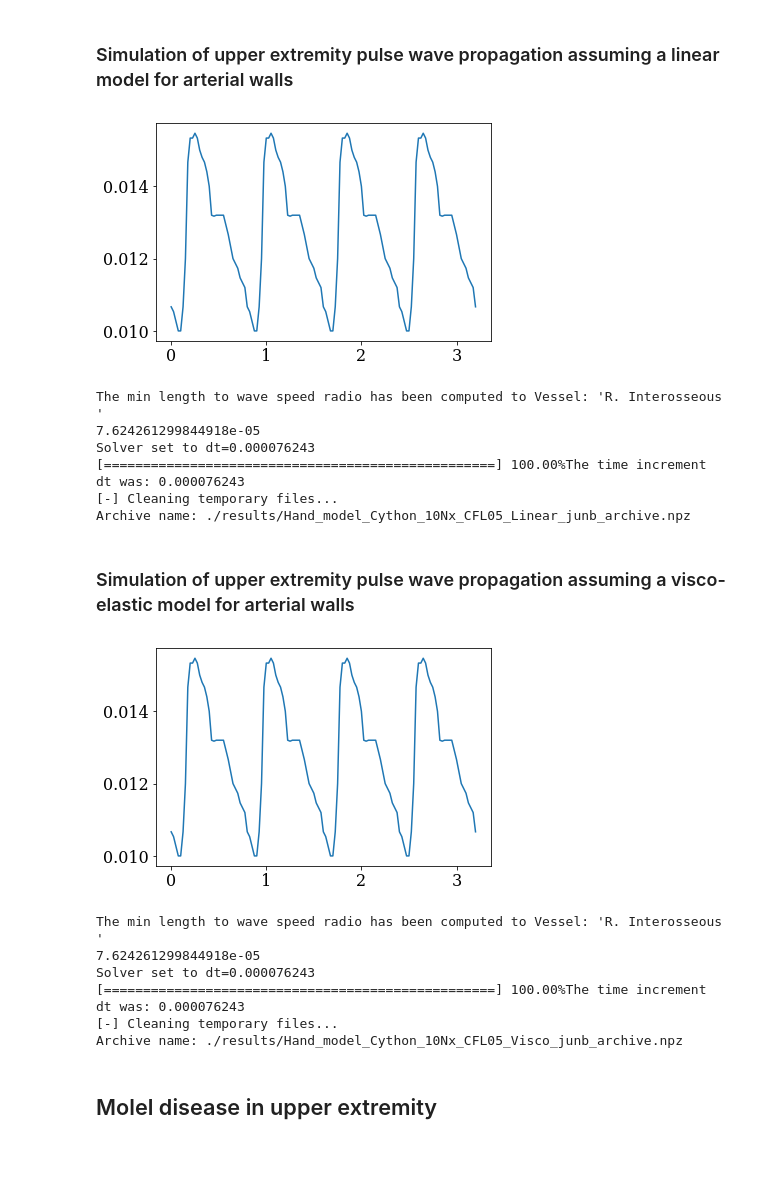
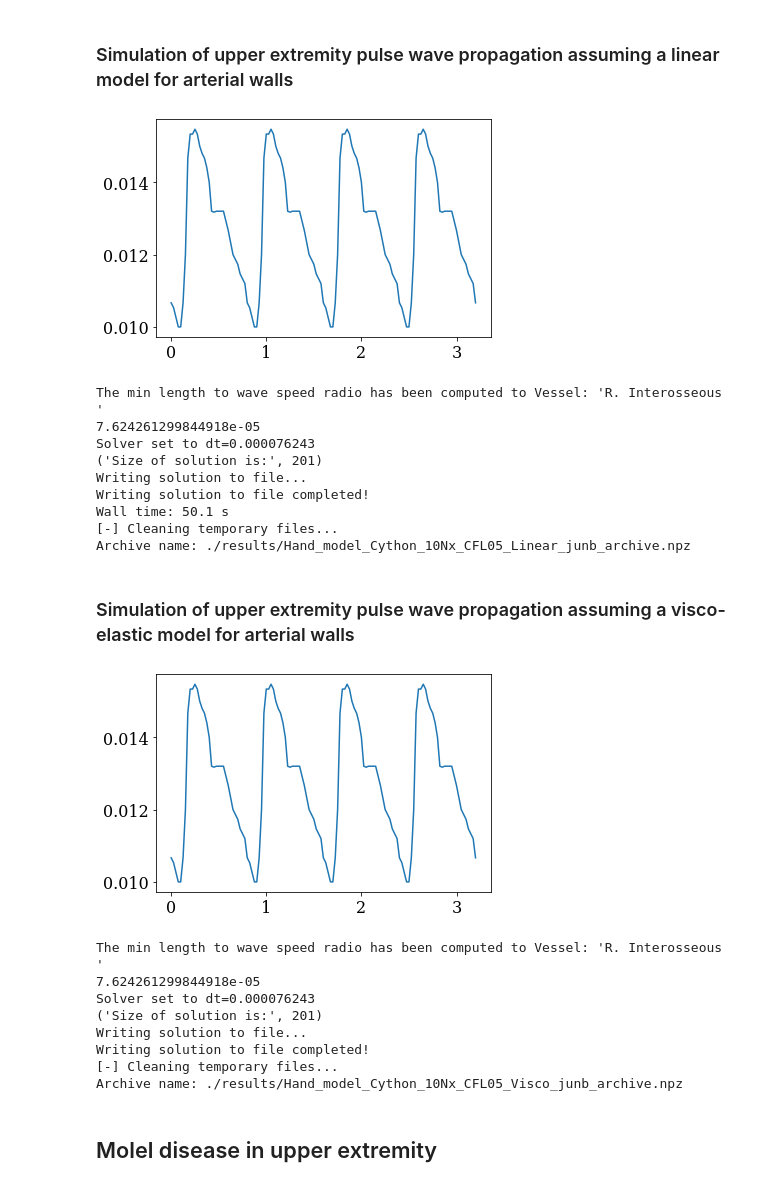
Before and after one commit to giorgosR/pylsewave, a Jupyter notebook: JupyterNbs/In_Silico_Upper_Arm_Network.ipynb, the cells around one changed output. Cells and saved outputs as stored; diff of their text form; code cells hidden in the pictures; blank space fills up the shorter version.

```diff
--- a/JupyterNbs/In_Silico_Upper_Arm_Network.ipynb
+++ b/JupyterNbs/In_Silico_Upper_Arm_Network.ipynb
@@ -22,7 +22,7 @@ from pylsewave.fdm import BloodWaveMacCormack, BloodWaveLaxWendroff, BloodWaveMa
 from pylsewave.pwconsts import *
 from pylsewave.pwutils import *
 # %%
-LANGUAGE="py"
+LANGUAGE="cy"
 # %%
 filename = "../data/Arterial_Network_ADAN56.txt"
 data = np.loadtxt(filename, delimiter="&", dtype=np.str)
@@ -150,42 +150,45 @@ myCallback = PlotAndStoreSolution(casename=casename, umin=umin,
 
 if LANGUAGE == "py":
     # Python classes linear
     # PDEs #
     myPDEs = PDEsWat(vesssel_network, rho=CONSTANT_RHO_BLOOD, mu=CONSTANT_MU_BLOOD)
     # BCS #
     myBCs = BCsWat(myPDEs, p_inlet_bc.eval_spline)
     U0_vessel = np.array([0], dtype=np.int)
     UL_vessel = np.array(list(terminal_vessels.keys()))
     UBif_vessel = np.array(bif_vessels)
     UConj_vessel = np.array(conj_points)
 
     mySolver = BloodWaveMacCormack(myBCs)
     mySolver.set_T(dt=dt, T=T, no_cycles=tc)
     mySolver.set_BC(U0_vessel, UL_vessel, UBif_vessel, UConj_vessel)
     mySolver.solve(casename, myCallback)
     myCallback.close_file(casename)
 
 elif LANGUAGE == "cy":
     from pylsewave.cynum import cPDEsWat, cBCsWat, cMacCormackSolver
     myPDEs = cPDEsWat(vesssel_network, rho=CONSTANT_RHO_BLOOD, mu=CONSTANT_MU_BLOOD)
     myBCs = cBCsWat(myPDEs, p_inlet_bc.eval_spline)
 
-    U0_vessel = np.array([0],dtype=np.int)
-    UL_vessel = np.array(list(terminal_vessels.keys()))
-    UBif_vessel = np.array(bif_vessels)
-    UConj_vessel = np.array(conj_points)
+    U0_vessel = np.array([0],dtype=np.int64)
+    UL_vessel = np.array(list(terminal_vessels.keys()), dtype=np.int64)
+    UBif_vessel = np.array(bif_vessels, dtype=np.int64)
+    UConj_vessel = np.array(conj_points, dtype=np.int64)
 
     mySolver = cMacCormackSolver(myBCs)
     mySolver.set_T(dt=dt, T=T, no_cycles=tc)
     mySolver.set_BC(U0_vessel, UL_vessel, UBif_vessel, UConj_vessel)
     %time mySolver.solve(myCallback)
     myCallback.close_file(casename)
 # %% [output]
-[figure, old version]
+[figure, new version]
 The min length to wave speed radio has been computed to Vessel: 'R. Interosseous '
 7.624261299844918e-05
 Solver set to dt=0.000076243
-[==================================================] 100.00%The time increment dt was: 0.000076243
+('Size of solution is:', 201)
+Writing solution to file...
+Writing solution to file completed!
+Wall time: 50.1 s
 [-] Cleaning temporary files...
 Archive name: ./results/Hand_model_Cython_10Nx_CFL05_Linear_junb_archive.npz
 # %% [markdown]
@@ -364,22 +367,24 @@ elif LANGUAGE == "cy":
     myPDEs = cPDEsWatVisco(vesssel_network, rho=CONSTANT_RHO_BLOOD, mu=CONSTANT_MU_BLOOD)
     myBCs = cBCsWat(myPDEs, p_inlet_bc.eval_spline)
 
-    U0_vessel = np.array([0],dtype=np.int)
-    UL_vessel = np.array(list(terminal_vessels.keys()))
-    UBif_vessel = np.array(bif_vessels)
-    UConj_vessel = np.array(conj_points)
+    U0_vessel = np.array([0],dtype=np.int64)
+    UL_vessel = np.array(list(terminal_vessels.keys()),dtype=np.int64)
+    UBif_vessel = np.array(bif_vessels,dtype=np.int64)
+    UConj_vessel = np.array(conj_points,dtype=np.int64)
 
     mySolver = cMacCormackGodunovSplitSolver(myBCs)
     mySolver.set_T(dt=dt, T=T, no_cycles=tc)
     mySolver.set_BC(U0_vessel, UL_vessel, UBif_vessel, UConj_vessel)
-    %time mySolver.solve(myCallback)
+    mySolver.solve(myCallback)
     myCallback.close_file(casename)
 # %% [output]
-[figure, old version]
+[figure, new version]
 The min length to wave speed radio has been computed to Vessel: 'R. Interosseous '
 7.624261299844918e-05
 Solver set to dt=0.000076243
-[==================================================] 100.00%The time increment dt was: 0.000076243
+('Size of solution is:', 201)
+Writing solution to file...
+Writing solution to file completed!
 [-] Cleaning temporary files...
 Archive name: ./results/Hand_model_Cython_10Nx_CFL05_Visco_junb_archive.npz
 # %% [markdown]
```
Also changed, not shown: parts of 12 cells of this notebook, 1 other file.
